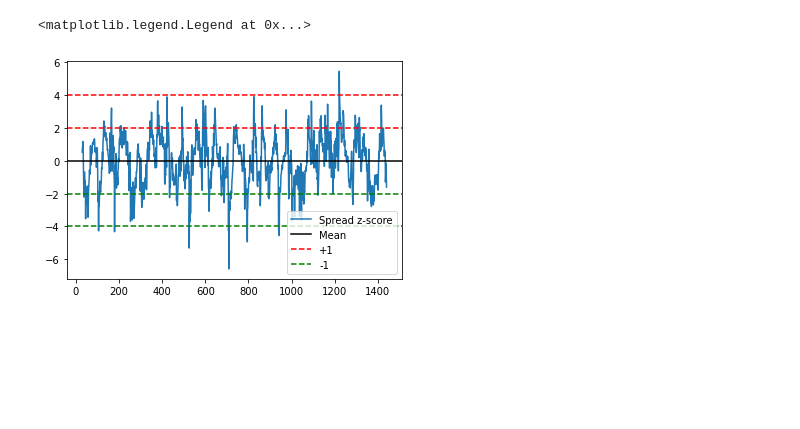
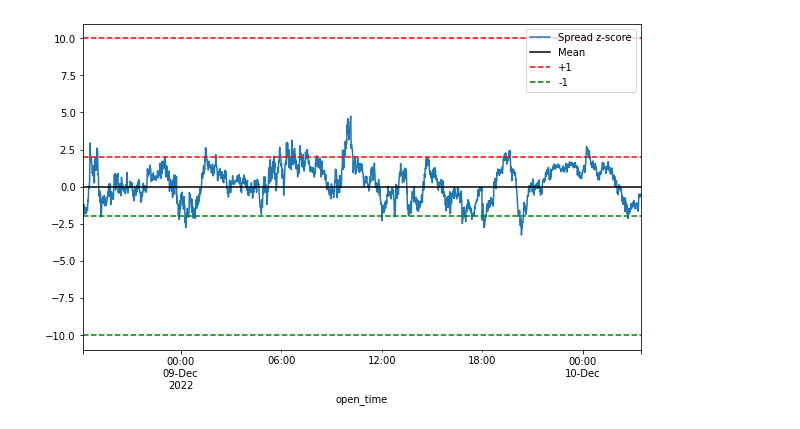
Before and after one commit to beannguyen/crypto-pair-trading, a Jupyter notebook: src/research/Live Test Crypto Pair Trading with Johansen Test.ipynb, the cells around one changed output. Drawn from its saved outputs; the diff is of its cells as text; code cells hidden in the pictures; blank space fills up the shorter version.

```diff
--- a/src/research/Live Test Crypto Pair Trading with Johansen Test.ipynb
+++ b/src/research/Live Test Crypto Pair Trading with Johansen Test.ipynb
@@ -16,10 +20,10 @@ import matplotlib.pyplot as plt
 # %%
 API_BASE = 'https://fapi.binance.com/fapi/v1/'
-TIMEFRAME = '1h'
-lookback = 60
+# TIMEFRAME = '1h'
+# lookback = 30*4
 
-# TIMEFRAME = '5m'
-# lookback = 15
+TIMEFRAME = '1m'
+lookback = 20
 # %%
 
 
@@ -64,12 +68,12 @@ def get_batch(symbol, interval='1m', start_time=0, limit=1000):
         response = requests.get(f'{API_BASE}klines', params, timeout=30)
     except requests.exceptions.ConnectionError:
         print('Connection error, Cooling down for 5 mins...')
-        time.sleep(5 * 60)
+        time.sleep(15)
         return get_batch(symbol, interval, start_time, limit)
 
     except requests.exceptions.Timeout:
         print('Timeout, Cooling down for 5 min...')
-        time.sleep(5 * 60)
+        time.sleep(15)
         return get_batch(symbol, interval, start_time, limit)
 
     if response.status_code == 200:
@@ -123,6 +127,8 @@ def get_candles(base, quote, start_date: datetime, interval='1m'):
         df = pd.concat(batches, ignore_index=True)
         df.drop(columns=DROP_COLUMNS, inplace=True)
         df['open_time'] = pd.to_datetime(df['open_time'], unit='ms')
+        df.set_index('open_time', inplace=True)
+        df = df[~df.index.duplicated(keep='first')]
         return df
 # %%
 # symbols = pd.read_csv(f'{DATA_PATH}/../symbols.csv')['symbol'].values.tolist()
@@ -302,3 +301,11 @@ if len(stationary_df) > 0:
+# %%
+stationary_df = find_stationary_portfolio()
+stationary_df = pd.concat([stationary_df, coint_df], axis=1)
+stationary_df.dropna(inplace=True)
+stationary_df['i'] = stationary_df.i.astype('int64')
+stationary_df['half_life'] = stationary_df.half_life.astype('int64')
+if len(stationary_df) > 0:
+    stationary_df.sort_values(by=['half_life'], inplace=True)
 # %%
 stationary_df.to_csv(f'stationary_df_{TIMEFRAME}.csv')
 stationary_df
@@ -323,5 +330,5 @@ stationary_df
 # %%
-index = 26
+index = 33
 
 half_life = stationary_df[stationary_df['i'] == index]['half_life'].iloc[-1]
 selected_row = stationary_df[stationary_df['i'] == index]['i'].iloc[-1]
@@ -353,13 +367,13 @@ def zscore(x, window):
     z = (x-m)/s
     return z
 # %%
-zscore(spread, half_life).plot()
+zscore(spread, half_life).tail(2000).plot()
 plt.axhline(0, color='black')
 plt.axhline(2, color='red', linestyle='--')
 plt.axhline(-2, color='green', linestyle='--')
-plt.axhline(4, color='red', linestyle='--')
-plt.axhline(-4, color='green', linestyle='--')
+plt.axhline(10, color='red', linestyle='--')
+plt.axhline(-10, color='green', linestyle='--')
 plt.legend(['Spread z-score', 'Mean', '+1', '-1'])
+plt.show()
 # %% [output]
-<matplotlib.legend.Legend at 0x...>
-[figure, old version]
+[figure, new version]
```
Also changed, not shown: parts of 12 cells of this notebook, 23 other files.
